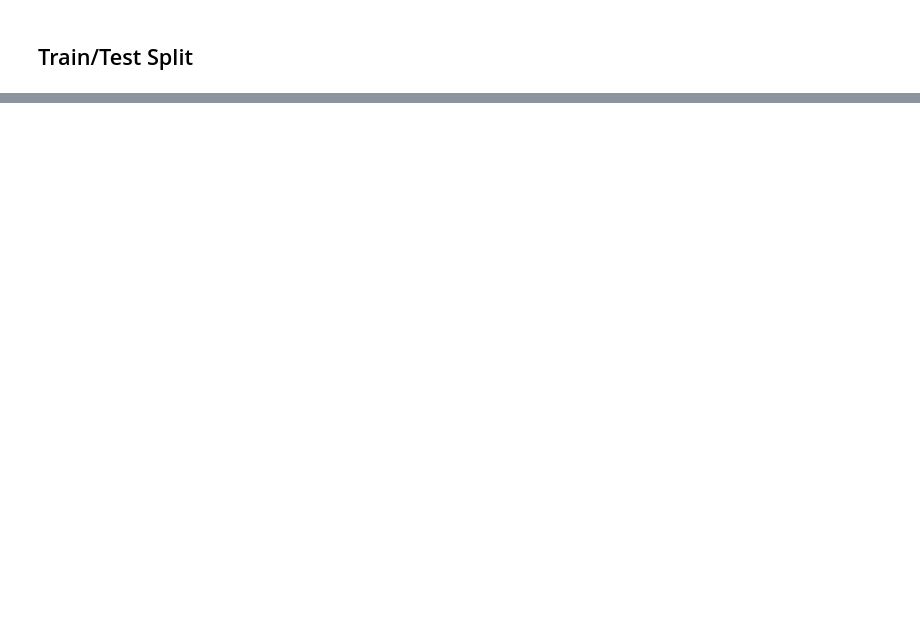
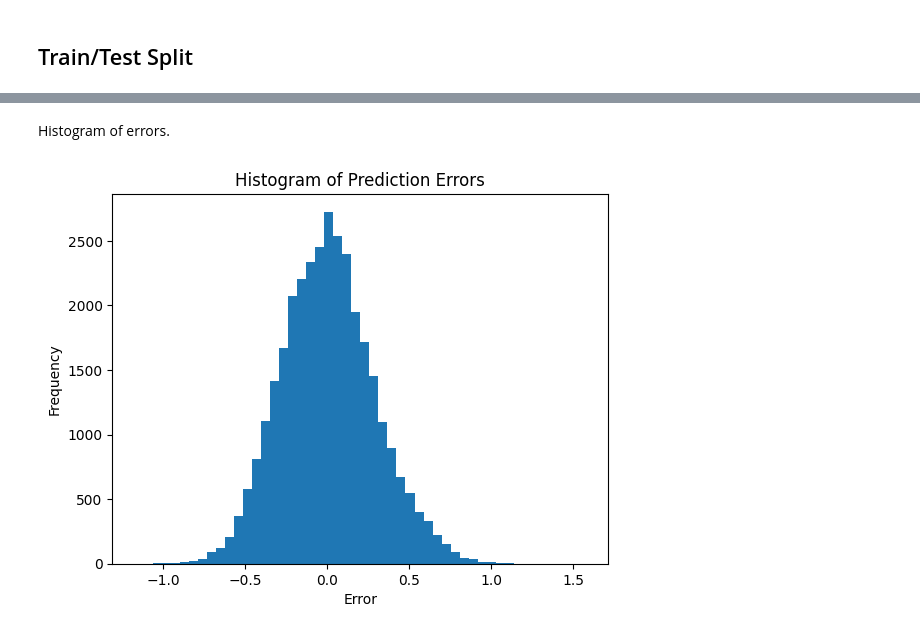
Before and after one commit to mmccool/nlp-project-1, a Jupyter notebook: solution.ipynb, the cells around one changed output, grey strips where cells are left out. Saved outputs shown, nothing was run; the diff lists cells and outputs as text; code cells hidden in the pictures; blank space fills up the shorter version.

Commit message:
data ingest, linear svr, eval

```diff
--- a/solution.ipynb
+++ b/solution.ipynb
@@ -410,0 +193,2 @@ accuracy_score(y_test, y_pred)
+# %%
+sm_X_train, sm_X_test, sm_y_train, sm_y_test = train_test_split(X, y, test_size = 0.90, random_state = 0)
@@ -410,0 +206,7 @@ accuracy_score(y_test, y_pred)
+# %%
+sc = StandardScaler()
+X_train = sc.fit_transform(X_train)
+X_test = sc.transform(X_test)
+sm_sc = StandardScaler()
+sm_X_train = sc.fit_transform(sm_X_train)
+sm_X_test = sc.transform(sm_X_test)
@@ -410,0 +215,3 @@ accuracy_score(y_test, y_pred)
+# %%
+linear_svr = LinearSVR(C = 1, max_iter=1000000, random_state = 0)
+linear_svr.fit(sm_X_train, sm_y_train)
@@ -410,0 +225,3 @@ accuracy_score(y_test, y_pred)
+# %%
+y_true = sm_y_test
+y_pred = linear_svr.predict(sm_X_test)
@@ -410,0 +249,11 @@ accuracy_score(y_test, y_pred)
+# %% [markdown]
+Histogram of errors.
+# %%
+y_diff = y_true - y_pred
+plt.hist(y_diff,bins = 50)
+plt.title('Histogram of Prediction Errors')
+plt.xlabel('Error')
+plt.ylabel('Frequency')
+plt.show()
+# %% [output]
+[figure, added]
```
Also changed, not shown: parts of 77 cells of this notebook.
